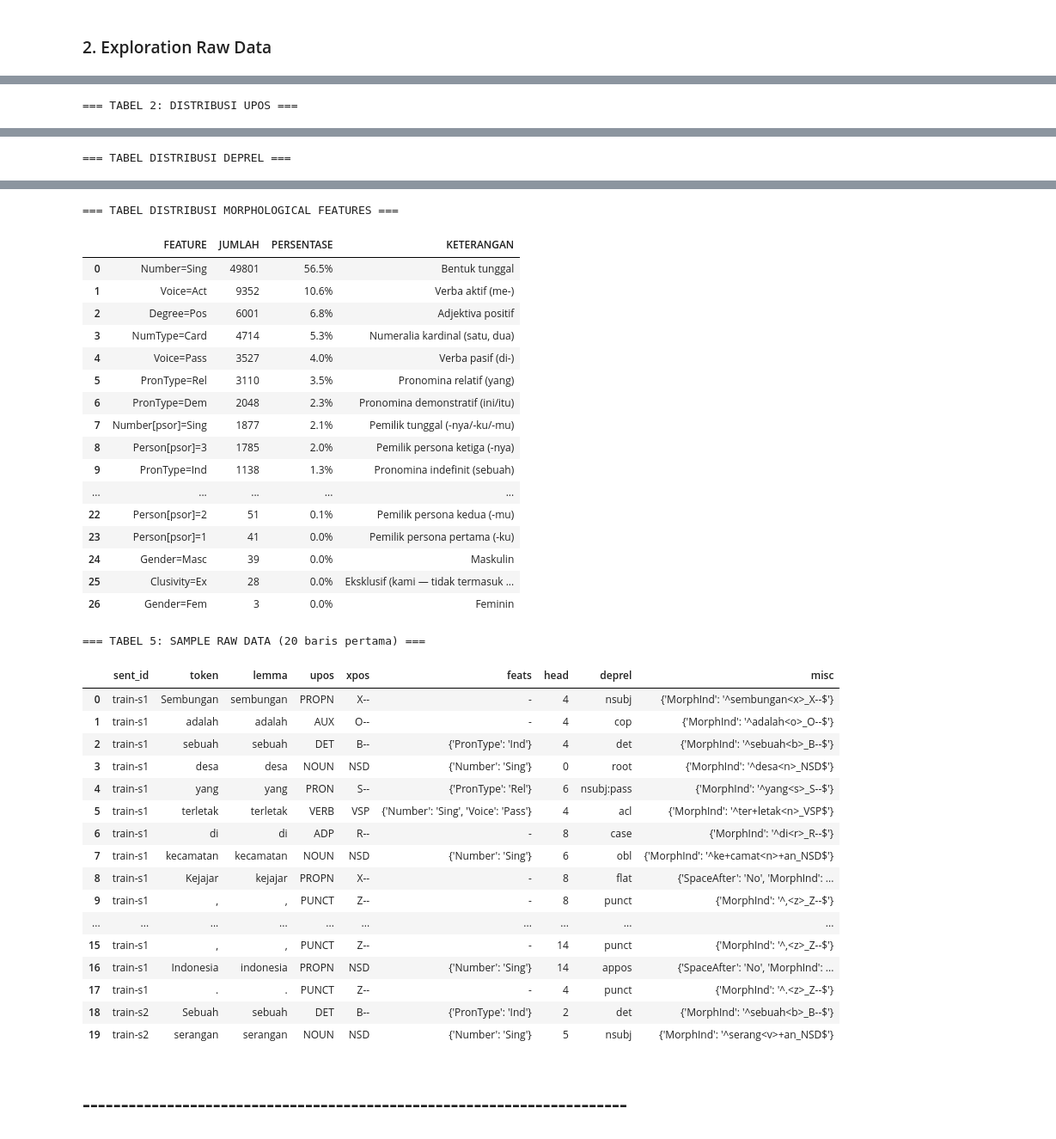
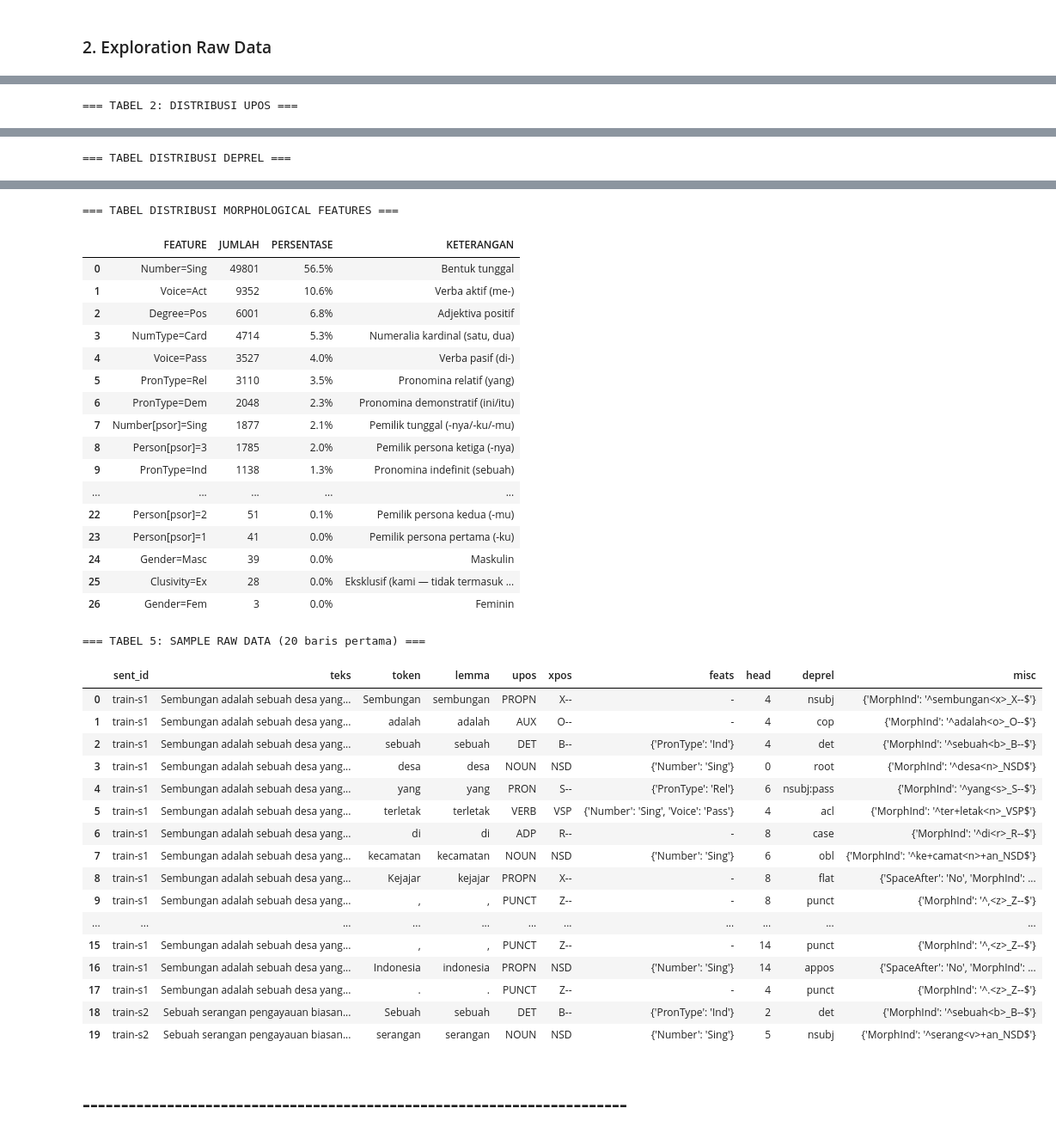
Before and after one commit to mfaqihzacky/IndoBERT-LayerWise, a Jupyter notebook: notebook/exploreDataset.ipynb, the cells around one changed output, grey strips where cells are left out. Shown at 86% size. Saved outputs shown, nothing was run; the diff lists cells and outputs as text; code cells hidden in the pictures.

```diff
--- a/notebook/exploreDataset.ipynb
+++ b/notebook/exploreDataset.ipynb
@@ -196,6 +196,7 @@ DEPREL_KETERANGAN = {
     'obj'        : 'Objek langsung',
     'iobj'       : 'Objek tidak langsung',
     'csubj'      : 'Subjek klausal',
+    'csubj:pass' : 'Subjek klausal kalimat pasif',
     'ccomp'      : 'Komplemen klausal',
     'xcomp'      : 'Komplemen klausal terbuka',
 
@@ -217,6 +218,7 @@ DEPREL_KETERANGAN = {
     'aux:pass'   : 'Kata bantu pasif',
     'cop'        : 'Kopula',
     'compound'   : 'Kata majemuk',
+    'compound:plur' : 'Reduplikasi (kata ulang jamak)',
     'flat'       : 'Ekspresi flat (nama)',
     'flat:name'  : 'Nama diri',
     'fixed'      : 'Ekspresi tetap',
@@ -378,7 +380,7 @@ display(df_feats)
 # TABEL 5: SAMPLE RAW DATA LENGKAP
 # ============================================
 print("\n\n=== TABEL 5: SAMPLE RAW DATA (20 baris pertama) ===")
-display(df_raw[['sent_id', 'token', 'lemma', 'upos', 'xpos',
+display(df_raw[['sent_id', 'teks', 'token', 'lemma', 'upos', 'xpos',
                 'feats', 'head', 'deprel', 'misc']].head(20))
 # %% [output]
 ============================================================
@@ -442,40 +444,40 @@ Total token (no punct)        : 103695
 | 30 | aux | 3 | 0.0% | Kata bantu |
 === TABEL DISTRIBUSI MORPHOLOGICAL FEATURES ===
 |  | FEATURE | JUMLAH | PERSENTASE | KETERANGAN |
 | 0 | Number=Sing | 49801 | 56.5% | Bentuk tunggal |
 | 1 | Voice=Act | 9352 | 10.6% | Verba aktif (me-) |
 | 2 | Degree=Pos | 6001 | 6.8% | Adjektiva positif |
 | 3 | NumType=Card | 4714 | 5.3% | Numeralia kardinal (satu, dua) |
 | 4 | Voice=Pass | 3527 | 4.0% | Verba pasif (di-) |
 | 5 | PronType=Rel | 3110 | 3.5% | Pronomina relatif (yang) |
 | 6 | PronType=Dem | 2048 | 2.3% | Pronomina demonstratif (ini/itu) |
 | 7 | Number[psor]=Sing | 1877 | 2.1% | Pemilik tunggal (-nya/-ku/-mu) |
 | 8 | Person[psor]=3 | 1785 | 2.0% | Pemilik persona ketiga (-nya) |
 | 9 | PronType=Ind | 1138 | 1.3% | Pronomina indefinit (sebuah) |
 | ... | ... | ... | ... | ... |
 | 22 | Person[psor]=2 | 51 | 0.1% | Pemilik persona kedua (-mu) |
 | 23 | Person[psor]=1 | 41 | 0.0% | Pemilik persona pertama (-ku) |
 | 24 | Gender=Masc | 39 | 0.0% | Maskulin |
 | 25 | Clusivity=Ex | 28 | 0.0% | Eksklusif (kami — tidak termasuk ... |
 | 26 | Gender=Fem | 3 | 0.0% | Feminin |
 === TABEL 5: SAMPLE RAW DATA (20 baris pertama) ===
-|  | sent_id | token | lemma | upos | xpos | feats | head | deprel | misc |
-| 0 | train-s1 | Sembungan | sembungan | PROPN | X-- | - | 4 | nsubj | {'MorphInd': '^sembungan<x>_X--$'} |
-| 1 | train-s1 | adalah | adalah | AUX | O-- | - | 4 | cop | {'MorphInd': '^adalah<o>_O--$'} |
-| 2 | train-s1 | sebuah | sebuah | DET | B-- | {'PronType': 'Ind'} | 4 | det | {'MorphInd': '^sebuah<b>_B--$'} |
-| 3 | train-s1 | desa | desa | NOUN | NSD | {'Number': 'Sing'} | 0 | root | {'MorphInd': '^desa<n>_NSD$'} |
-| 4 | train-s1 | yang | yang | PRON | S-- | {'PronType': 'Rel'} | 6 | nsubj:pass | {'MorphInd': '^yang<s>_S--$'} |
-| 5 | train-s1 | terletak | terletak | VERB | VSP | {'Number': 'Sing', 'Voice': 'Pass'} | 4 | acl | {'MorphInd': '^ter+letak<n>_VSP$'} |
-| 6 | train-s1 | di | di | ADP | R-- | - | 8 | case | {'MorphInd': '^di<r>_R--$'} |
-| 7 | train-s1 | kecamatan | kecamatan | NOUN | NSD | {'Number': 'Sing'} | 6 | obl | {'MorphInd': '^ke+camat<n>+an_NSD$'} |
-| 8 | train-s1 | Kejajar | kejajar | PROPN | X-- | - | 8 | flat | {'SpaceAfter': 'No', 'MorphInd': ... |
-| 9 | train-s1 | , | , | PUNCT | Z-- | - | 8 | punct | {'MorphInd': '^,<z>_Z--$'} |
-| ... | ... | ... | ... | ... | ... | ... | ... | ... | ... |
-| 15 | train-s1 | , | , | PUNCT | Z-- | - | 14 | punct | {'MorphInd': '^,<z>_Z--$'} |
-| 16 | train-s1 | Indonesia | indonesia | PROPN | NSD | {'Number': 'Sing'} | 14 | appos | {'SpaceAfter': 'No', 'MorphInd': ... |
-| 17 | train-s1 | . | . | PUNCT | Z-- | - | 4 | punct | {'MorphInd': '^.<z>_Z--$'} |
-| 18 | train-s2 | Sebuah | sebuah | DET | B-- | {'PronType': 'Ind'} | 2 | det | {'MorphInd': '^sebuah<b>_B--$'} |
-| 19 | train-s2 | serangan | serangan | NOUN | NSD | {'Number': 'Sing'} | 5 | nsubj | {'MorphInd': '^serang<v>+an_NSD$'} |
+|  | sent_id | teks | token | lemma | upos | xpos | feats | head | deprel | misc |
+| 0 | train-s1 | Sembungan adalah sebuah desa yang... | Sembungan | sembungan | PROPN | X-- | - | 4 | nsubj | {'MorphInd': '^sembungan<x>_X--$'} |
+| 1 | train-s1 | Sembungan adalah sebuah desa yang... | adalah | adalah | AUX | O-- | - | 4 | cop | {'MorphInd': '^adalah<o>_O--$'} |
+| 2 | train-s1 | Sembungan adalah sebuah desa yang... | sebuah | sebuah | DET | B-- | {'PronType': 'Ind'} | 4 | det | {'MorphInd': '^sebuah<b>_B--$'} |
+| 3 | train-s1 | Sembungan adalah sebuah desa yang... | desa | desa | NOUN | NSD | {'Number': 'Sing'} | 0 | root | {'MorphInd': '^desa<n>_NSD$'} |
+| 4 | train-s1 | Sembungan adalah sebuah desa yang... | yang | yang | PRON | S-- | {'PronType': 'Rel'} | 6 | nsubj:pass | {'MorphInd': '^yang<s>_S--$'} |
+| 5 | train-s1 | Sembungan adalah sebuah desa yang... | terletak | terletak | VERB | VSP | {'Number': 'Sing', 'Voice': 'Pass'} | 4 | acl | {'MorphInd': '^ter+letak<n>_VSP$'} |
+| 6 | train-s1 | Sembungan adalah sebuah desa yang... | di | di | ADP | R-- | - | 8 | case | {'MorphInd': '^di<r>_R--$'} |
+| 7 | train-s1 | Sembungan adalah sebuah desa yang... | kecamatan | kecamatan | NOUN | NSD | {'Number': 'Sing'} | 6 | obl | {'MorphInd': '^ke+camat<n>+an_NSD$'} |
+| 8 | train-s1 | Sembungan adalah sebuah desa yang... | Kejajar | kejajar | PROPN | X-- | - | 8 | flat | {'SpaceAfter': 'No', 'MorphInd': ... |
+| 9 | train-s1 | Sembungan adalah sebuah desa yang... | , | , | PUNCT | Z-- | - | 8 | punct | {'MorphInd': '^,<z>_Z--$'} |
+| ... | ... | ... | ... | ... | ... | ... | ... | ... | ... | ... |
+| 15 | train-s1 | Sembungan adalah sebuah desa yang... | , | , | PUNCT | Z-- | - | 14 | punct | {'MorphInd': '^,<z>_Z--$'} |
+| 16 | train-s1 | Sembungan adalah sebuah desa yang... | Indonesia | indonesia | PROPN | NSD | {'Number': 'Sing'} | 14 | appos | {'SpaceAfter': 'No', 'MorphInd': ... |
+| 17 | train-s1 | Sembungan adalah sebuah desa yang... | . | . | PUNCT | Z-- | - | 4 | punct | {'MorphInd': '^.<z>_Z--$'} |
+| 18 | train-s2 | Sebuah serangan pengayauan biasan... | Sebuah | sebuah | DET | B-- | {'PronType': 'Ind'} | 2 | det | {'MorphInd': '^sebuah<b>_B--$'} |
+| 19 | train-s2 | Sebuah serangan pengayauan biasan... | serangan | serangan | NOUN | NSD | {'Number': 'Sing'} | 5 | nsubj | {'MorphInd': '^serang<v>+an_NSD$'} |
 # %% [markdown]
 # -----------------------------------------------------------------------
 # %% [markdown]
```
Also changed, not shown: parts of 6 cells of this notebook, 3 other files.
